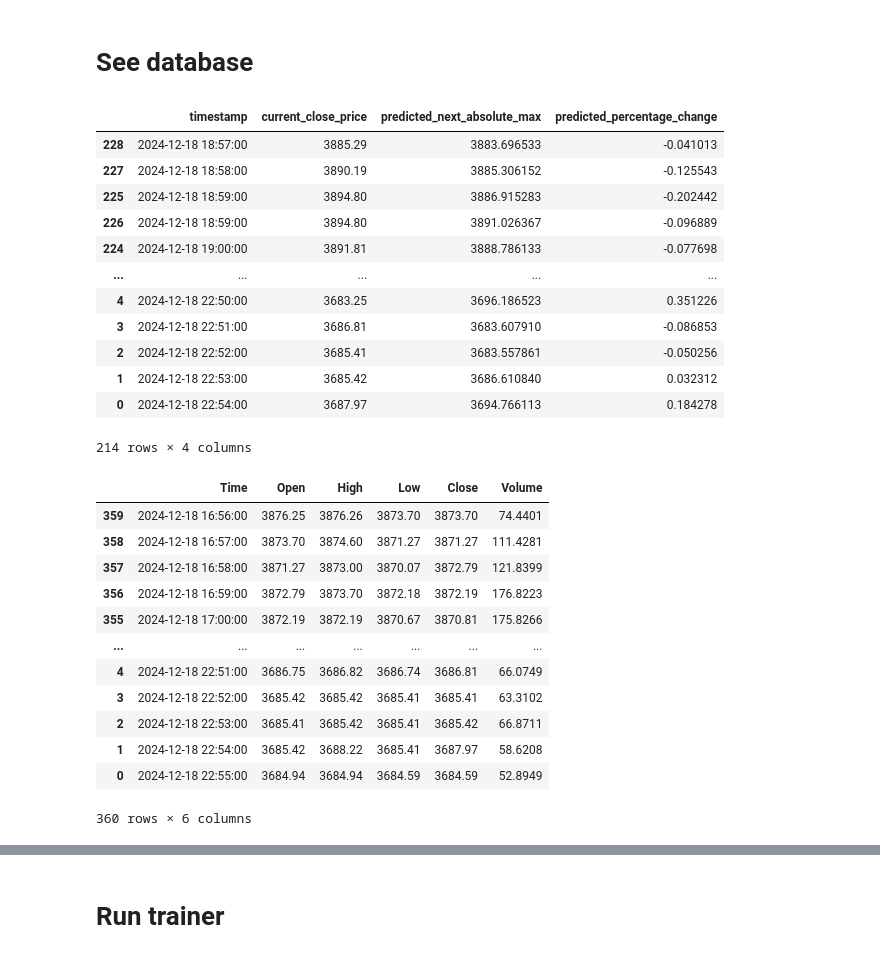
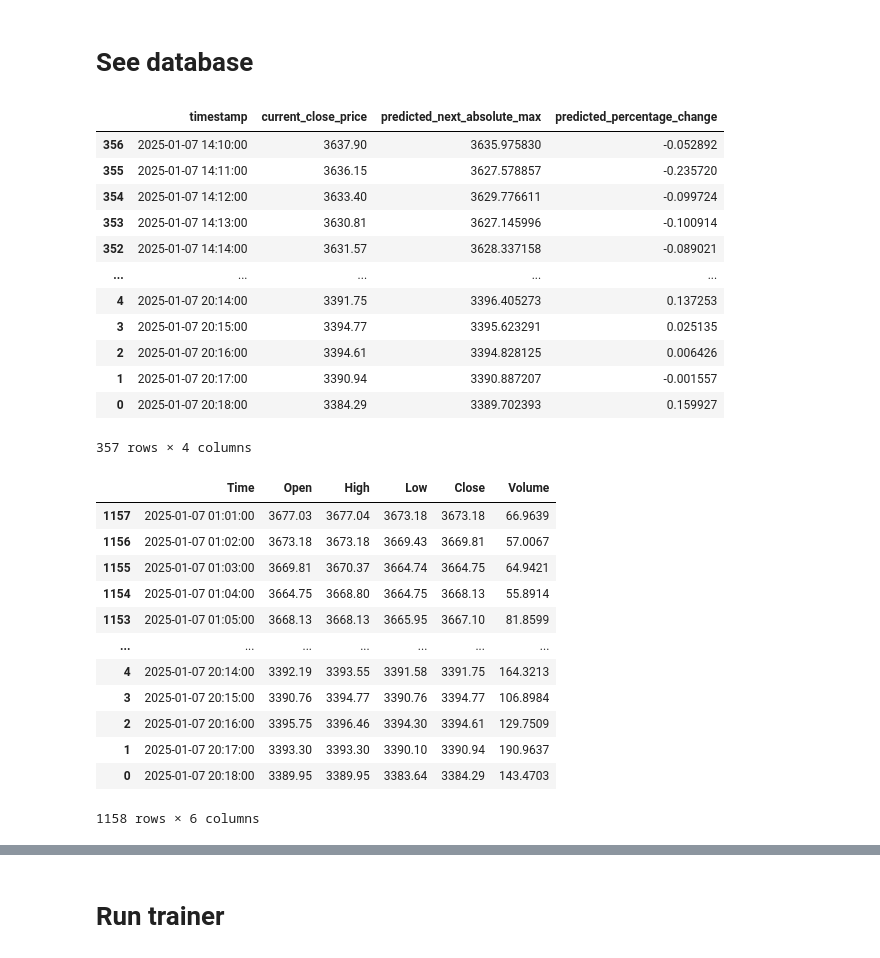
Before and after one commit to ernestomccormick/income_prod, a Jupyter notebook: ui.ipynb, the cells around one changed output, grey strips where cells are left out. Drawn from its saved outputs; the diff is of its cells as text; code cells hidden in the pictures.

```diff
--- a/ui.ipynb
+++ b/ui.ipynb
@@ -72,7 +72,7 @@ def load_preds():
     query = """
         SELECT *
         FROM predictions
-        WHERE timestamp > '2024-12-18 18:55:00'
+        WHERE timestamp > '2025-01-07 01:00:00'
         ORDER BY timestamp DESC
         """
     df = pd.read_sql_query(query, conn)  # Read the data into a pandas DataFrame
@@ -85,51 +85,51 @@ preds = preds.drop_duplicates()
 preds
 # %% [output]
 |  | timestamp | current_close_price | predicted_next_absolute_max | predicted_percentage_change |
-| 228 | 2024-12-18 18:57:00 | 3885.29 | 3883.696533 | -0.041013 |
-| 227 | 2024-12-18 18:58:00 | 3890.19 | 3885.306152 | -0.125543 |
-| 225 | 2024-12-18 18:59:00 | 3894.80 | 3886.915283 | -0.202442 |
-| 226 | 2024-12-18 18:59:00 | 3894.80 | 3891.026367 | -0.096889 |
-| 224 | 2024-12-18 19:00:00 | 3891.81 | 3888.786133 | -0.077698 |
+| 356 | 2025-01-07 14:10:00 | 3637.90 | 3635.975830 | -0.052892 |
+| 355 | 2025-01-07 14:11:00 | 3636.15 | 3627.578857 | -0.235720 |
+| 354 | 2025-01-07 14:12:00 | 3633.40 | 3629.776611 | -0.099724 |
+| 353 | 2025-01-07 14:13:00 | 3630.81 | 3627.145996 | -0.100914 |
+| 352 | 2025-01-07 14:14:00 | 3631.57 | 3628.337158 | -0.089021 |
 | ... | ... | ... | ... | ... |
-| 4 | 2024-12-18 22:50:00 | 3683.25 | 3696.186523 | 0.351226 |
-| 3 | 2024-12-18 22:51:00 | 3686.81 | 3683.607910 | -0.086853 |
-| 2 | 2024-12-18 22:52:00 | 3685.41 | 3683.557861 | -0.050256 |
-| 1 | 2024-12-18 22:53:00 | 3685.42 | 3686.610840 | 0.032312 |
-| 0 | 2024-12-18 22:54:00 | 3687.97 | 3694.766113 | 0.184278 |
+| 4 | 2025-01-07 20:14:00 | 3391.75 | 3396.405273 | 0.137253 |
+| 3 | 2025-01-07 20:15:00 | 3394.77 | 3395.623291 | 0.025135 |
+| 2 | 2025-01-07 20:16:00 | 3394.61 | 3394.828125 | 0.006426 |
+| 1 | 2025-01-07 20:17:00 | 3390.94 | 3390.887207 | -0.001557 |
+| 0 | 2025-01-07 20:18:00 | 3384.29 | 3389.702393 | 0.159927 |
-214 rows × 4 columns
+357 rows × 4 columns
 # %%
 
 def load_data():
     conn = connect_to_sqlite()
     query = """
         SELECT *
         FROM ethusd
-        WHERE Time > '2024-12-18 16:55:00'
+        WHERE Time > '2025-01-07 01:00:00'
         ORDER BY Time DESC
         """
     df = pd.read_sql_query(query, conn)  # Read the data into a pandas DataFrame
     conn.close()
     return df.sort_values('Time')
 
 data = load_data()
 # Remove duplicate rows from the DataFrame
 data = data.drop_duplicates()
 
 data
 # %% [output]
 |  | Time | Open | High | Low | Close | Volume |
-| 359 | 2024-12-18 16:56:00 | 3876.25 | 3876.26 | 3873.70 | 3873.70 | 74.4401 |
-| 358 | 2024-12-18 16:57:00 | 3873.70 | 3874.60 | 3871.27 | 3871.27 | 111.4281 |
-| 357 | 2024-12-18 16:58:00 | 3871.27 | 3873.00 | 3870.07 | 3872.79 | 121.8399 |
-| 356 | 2024-12-18 16:59:00 | 3872.79 | 3873.70 | 3872.18 | 3872.19 | 176.8223 |
-| 355 | 2024-12-18 17:00:00 | 3872.19 | 3872.19 | 3870.67 | 3870.81 | 175.8266 |
+| 1157 | 2025-01-07 01:01:00 | 3677.03 | 3677.04 | 3673.18 | 3673.18 | 66.9639 |
+| 1156 | 2025-01-07 01:02:00 | 3673.18 | 3673.18 | 3669.43 | 3669.81 | 57.0067 |
+| 1155 | 2025-01-07 01:03:00 | 3669.81 | 3670.37 | 3664.74 | 3664.75 | 64.9421 |
+| 1154 | 2025-01-07 01:04:00 | 3664.75 | 3668.80 | 3664.75 | 3668.13 | 55.8914 |
+| 1153 | 2025-01-07 01:05:00 | 3668.13 | 3668.13 | 3665.95 | 3667.10 | 81.8599 |
 | ... | ... | ... | ... | ... | ... | ... |
-| 4 | 2024-12-18 22:51:00 | 3686.75 | 3686.82 | 3686.74 | 3686.81 | 66.0749 |
-| 3 | 2024-12-18 22:52:00 | 3685.42 | 3685.42 | 3685.41 | 3685.41 | 63.3102 |
-| 2 | 2024-12-18 22:53:00 | 3685.41 | 3685.42 | 3685.41 | 3685.42 | 66.8711 |
-| 1 | 2024-12-18 22:54:00 | 3685.42 | 3688.22 | 3685.41 | 3687.97 | 58.6208 |
-| 0 | 2024-12-18 22:55:00 | 3684.94 | 3684.94 | 3684.59 | 3684.59 | 52.8949 |
+| 4 | 2025-01-07 20:14:00 | 3392.19 | 3393.55 | 3391.58 | 3391.75 | 164.3213 |
+| 3 | 2025-01-07 20:15:00 | 3390.76 | 3394.77 | 3390.76 | 3394.77 | 106.8984 |
+| 2 | 2025-01-07 20:16:00 | 3395.75 | 3396.46 | 3394.30 | 3394.61 | 129.7509 |
+| 1 | 2025-01-07 20:17:00 | 3393.30 | 3393.30 | 3390.10 | 3390.94 | 190.9637 |
+| 0 | 2025-01-07 20:18:00 | 3389.95 | 3389.95 | 3383.64 | 3384.29 | 143.4703 |
-360 rows × 6 columns
+1158 rows × 6 columns
 # %%
 # Convert to datetime if not already
 preds['timestamp'] = pd.to_datetime(preds['timestamp'])
```
Also changed, not shown: parts of 3 cells of this notebook, 2 other files.
